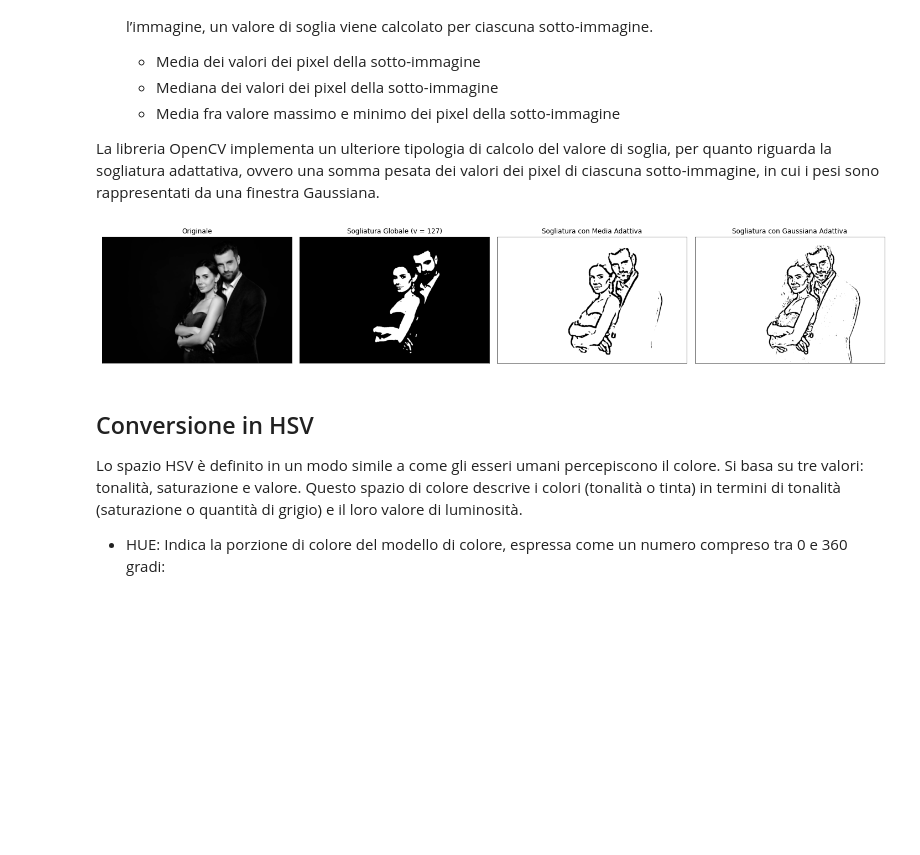
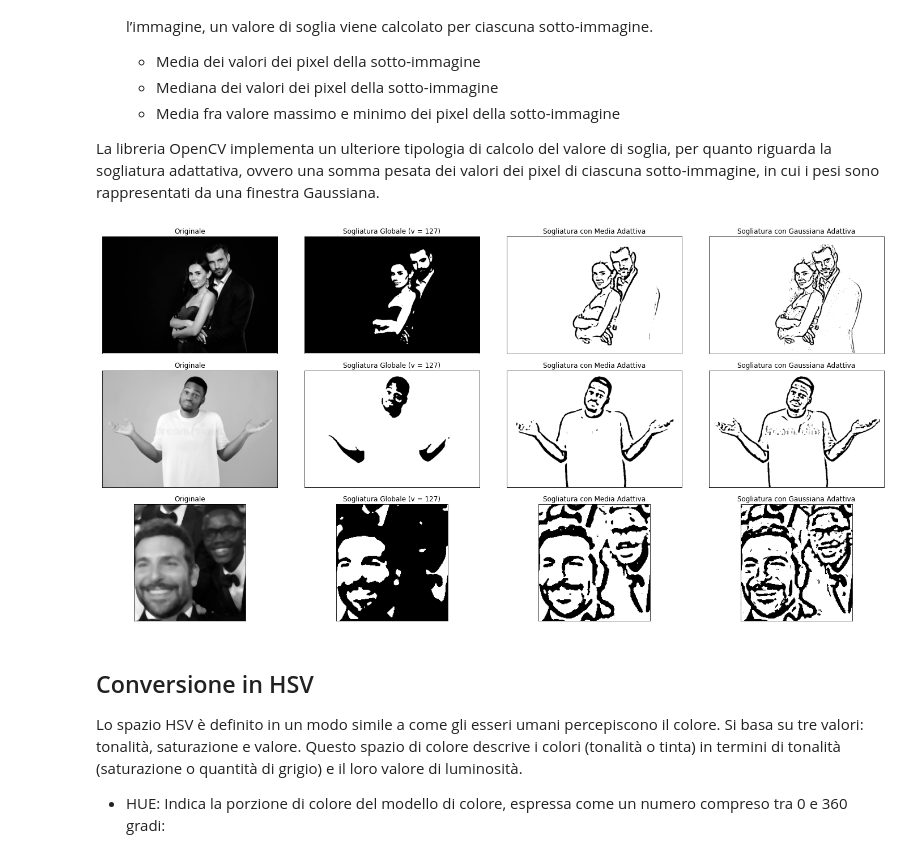
Before and after one commit to Wooler97/Skin-Detection, a Jupyter notebook: SkinDetection.ipynb, the cells around one changed output. Drawn from its saved outputs; the diff is of its cells as text; code cells hidden in the pictures; blank space fills up the shorter version.

```diff
--- a/SkinDetection.ipynb
+++ b/SkinDetection.ipynb
@@ -35,0 +27,20 @@ plt.imshow(img1);
+# %%
+img = cv2.imread('images/coppia.jpeg')
+img1 = cv2.cvtColor(img, cv2.COLOR_BGR2GRAY)
+img1 = cv2.medianBlur(img1,5)
+
+img2 = cv2.imread('images/boyazure.jpeg')
+img3 = cv2.cvtColor(img2, cv2.COLOR_BGR2GRAY)
+img3 = cv2.medianBlur(img3,5)
+
+img4 = cv2.imread('images/BC.jpeg')
+img5 = cv2.cvtColor(img4, cv2.COLOR_BGR2GRAY)
+img5 = cv2.medianBlur(img5,5)
+
+images = [img1, img3, img5]
+plt.figure(figsize=(20,5))
+for i in range(3):
+   plt.subplot(1,3,i+1),plt.imshow(images[i],'gray')
+   plt.xticks([]),plt.yticks([])
+plt.tight_layout()
+plt.show()
@@ -51,21 +64,31 @@ La libreria OpenCV implementa un ulteriore tipologia di calcolo del valore di so
 # %%
 ret,globale = cv2.threshold(img1,127,255,cv2.THRESH_BINARY)
 media = cv2.adaptiveThreshold(img1, 255, cv2.ADAPTIVE_THRESH_MEAN_C, cv2.THRESH_BINARY, 21, 10)
 gaussiana = cv2.adaptiveThreshold(img1, 255, cv2.ADAPTIVE_THRESH_GAUSSIAN_C, cv2.THRESH_BINARY, 21, 4)
 
-titles = ['Originale', 'Sogliatura Globale (v = 127)', 'Sogliatura con Media Adattiva', 'Sogliatura con Gaussiana Adattiva']
+ret,glob3 = cv2.threshold(img3,127,255,cv2.THRESH_BINARY)
+med3 = cv2.adaptiveThreshold(img3, 255, cv2.ADAPTIVE_THRESH_MEAN_C, cv2.THRESH_BINARY, 21, 10)
+gauss3 = cv2.adaptiveThreshold(img3, 255, cv2.ADAPTIVE_THRESH_GAUSSIAN_C, cv2.THRESH_BINARY, 21, 4)
+
+ret,glob5 = cv2.threshold(img5,127,255,cv2.THRESH_BINARY)
+med5 = cv2.adaptiveThreshold(img5, 255, cv2.ADAPTIVE_THRESH_MEAN_C, cv2.THRESH_BINARY, 21, 10)
+gauss5 = cv2.adaptiveThreshold(img5, 255, cv2.ADAPTIVE_THRESH_GAUSSIAN_C, cv2.THRESH_BINARY, 21, 4)
+
+titles = ['Originale', 'Sogliatura Globale (v = 127)', 'Sogliatura con Media Adattiva', 'Sogliatura con Gaussiana Adattiva',
+         'Originale', 'Sogliatura Globale (v = 127)', 'Sogliatura con Media Adattiva', 'Sogliatura con Gaussiana Adattiva',
+         'Originale', 'Sogliatura Globale (v = 127)', 'Sogliatura con Media Adattiva', 'Sogliatura con Gaussiana Adattiva']
 plt.figure(figsize=(20,10))
 
-images = [img1, globale, media, gaussiana]
+images = [img1, globale, media, gaussiana, img3, glob3, med3, gauss3, img5, glob5, med5, gauss5]
 
-for i in range(4):
-   plt.subplot(1,4,i+1),plt.imshow(images[i],'gray')
+for i in range(12):
+   plt.subplot(3,4,i+1),plt.imshow(images[i],'gray')
    plt.title(titles[i])
    plt.xticks([]),plt.yticks([])
 plt.tight_layout()
 plt.show()
 # %% [output]
-[figure, old version]
+[figure, new version]
 # %% [markdown]
 ## Conversione in HSV
 Lo spazio HSV è definito in un modo simile a come gli esseri umani percepiscono il colore. Si basa su tre valori: tonalità, saturazione e valore.
```
Also changed, not shown: parts of 7 cells of this notebook.
